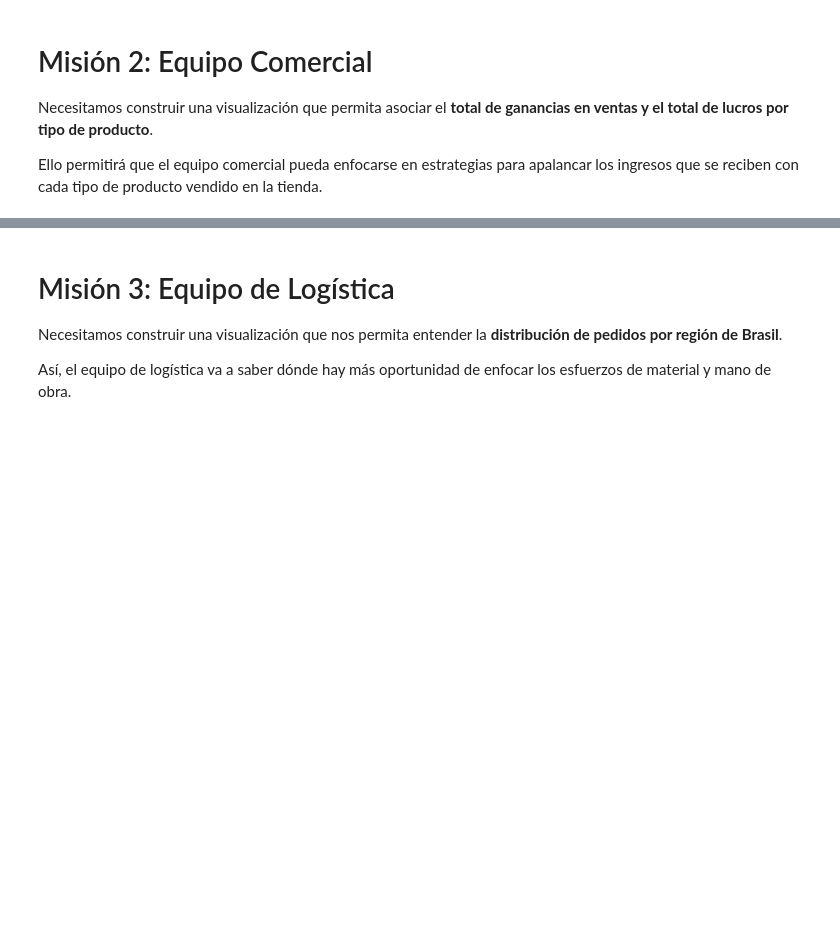
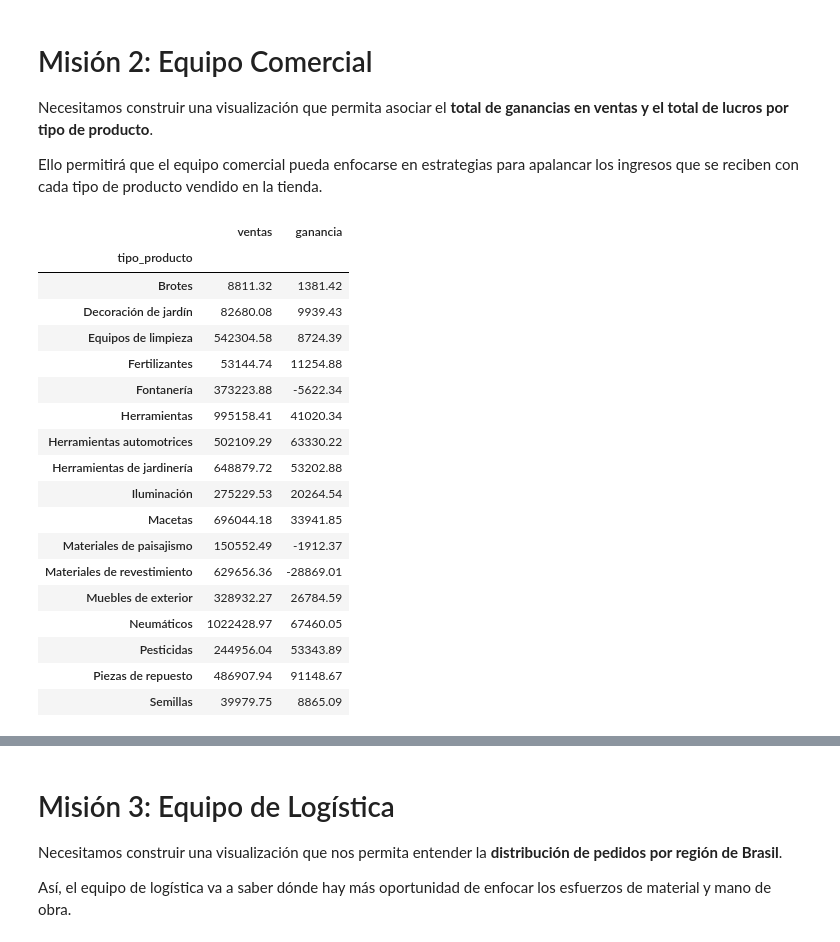
Before and after one commit to DiegoBecerra-lab/probando-python, a Jupyter notebook: Estilizacion_de_tablas.ipynb, the cells around one changed output, grey strips where cells are left out. Saved outputs shown, nothing was run; the diff lists cells and outputs as text; code cells hidden in the pictures; blank space fills up the shorter version.

```diff
--- a/Estilizacion_de_tablas.ipynb
+++ b/Estilizacion_de_tablas.ipynb
@@ -172,3 +172,26 @@ estilo
 Necesitamos construir una visualización que permita asociar el **total de ganancias en ventas y el total de lucros por tipo de producto**.
 
 Ello permitirá que el equipo comercial pueda enfocarse en estrategias para apalancar los ingresos que se reciben con cada tipo de producto vendido en la tienda.
+# %%
+ganancias_ventas = ventas.groupby(['tipo_producto'])[['ventas', 'ganancia']].sum()
+ganancias_ventas
+# %% [output]
+|  | ventas | ganancia |
+| tipo_producto |  |  |
+| Brotes | 8811.32 | 1381.42 |
+| Decoración de jardín | 82680.08 | 9939.43 |
+| Equipos de limpieza | 542304.58 | 8724.39 |
+| Fertilizantes | 53144.74 | 11254.88 |
+| Fontanería | 373223.88 | -5622.34 |
+| Herramientas | 995158.41 | 41020.34 |
+| Herramientas automotrices | 502109.29 | 63330.22 |
+| Herramientas de jardinería | 648879.72 | 53202.88 |
+| Iluminación | 275229.53 | 20264.54 |
+| Macetas | 696044.18 | 33941.85 |
+| Materiales de paisajismo | 150552.49 | -1912.37 |
+| Materiales de revestimiento | 629656.36 | -28869.01 |
+| Muebles de exterior | 328932.27 | 26784.59 |
+| Neumáticos | 1022428.97 | 67460.05 |
+| Pesticidas | 244956.04 | 53343.89 |
+| Piezas de repuesto | 486907.94 | 91148.67 |
+| Semillas | 39979.75 | 8865.09 |
```
Also changed, not shown: parts of 14 cells of this notebook.
